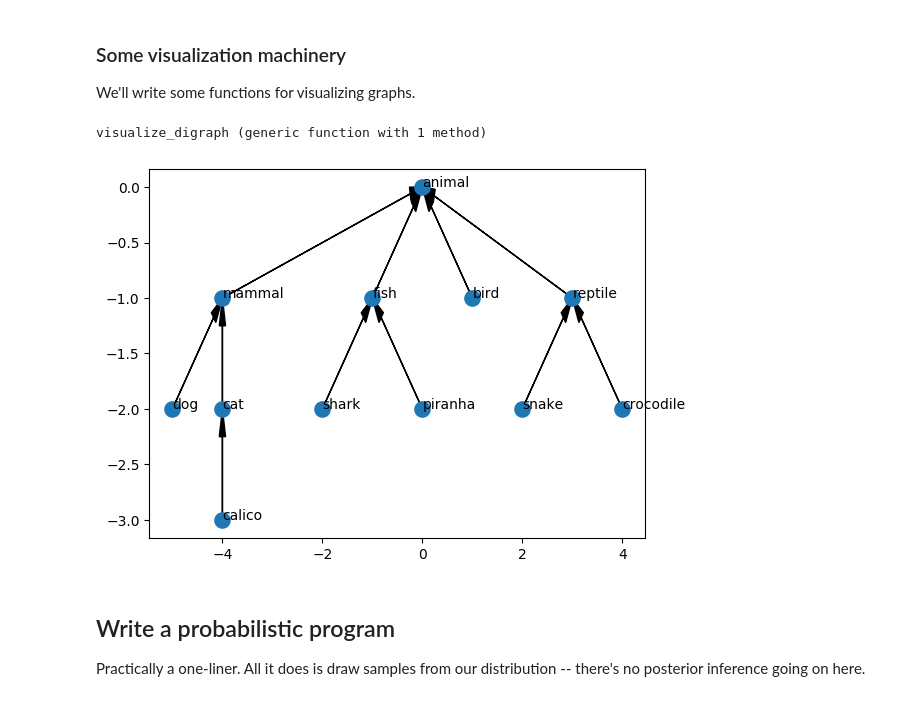
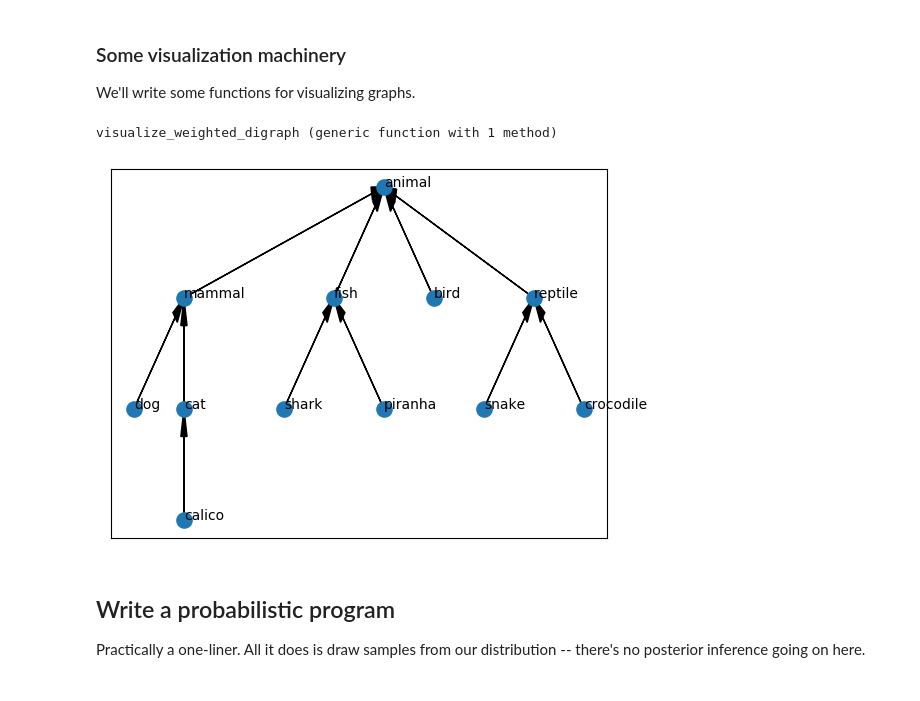
Before and after one commit to gitter-lab/ssps, a Jupyter notebook: julia-project/graph-sampling.ipynb, the cells around one changed output. Cells and saved outputs as stored; diff of their text form; code cells hidden in the pictures.

Commit message:
Progress on digraph sampling notebook

```diff
--- a/julia-project/graph-sampling.ipynb
+++ b/julia-project/graph-sampling.ipynb
@@ -107,7 +109,7 @@ We'll write some functions for visualizing graphs.
 # %%
 function visualize_vertices(digraph::DiGraph{T}, vertex_dict::Dict{T,Node}) where T
     xyn = [[vertex_dict[v].x vertex_dict[v].y vertex_dict[v].name] for v in digraph.vertices]
-    xyn = vcat(xyn...)
+    xyn = vcat(xyn...,)
     scatter(xyn[:,1], xyn[:,2], s=120)
     for i=1:size(xyn)[1]
         annotate(xyn[i,3], (xyn[i,1], xyn[i,2]))
@@ -137,6 +139,7 @@ function visualize_weighted_edges(vertex_dict::Dict{T,Node},
             dy = ys[2] - ys[1]
             arrow(xs[1], ys[1], dx, dy, color="k", zorder=0, head_length=0.25, length_includes_head=true,
                   head_width=0.125)
+        end
     end
 end
 
@@ -153,12 +156,14 @@ function visualize_weighted_digraph(digraph::DiGraph{T}, vertex_dict::Dict{T, No
     visualize_weighted_edges(vertex_dict, weight_dict)
 end
 # %% [output]
-visualize_digraph (generic function with 1 method)
+visualize_weighted_digraph (generic function with 1 method)
 # %%
 visualize_digraph(example_tree, vertex_dict)
+xticks([])
+yticks([])
 show()
 # %% [output]
-[figure, old version]
+[figure, new version]
 # %% [markdown]
 ## Write a probabilistic program
 
```
Also changed, not shown: parts of 13 cells of this notebook, 2 other files.
